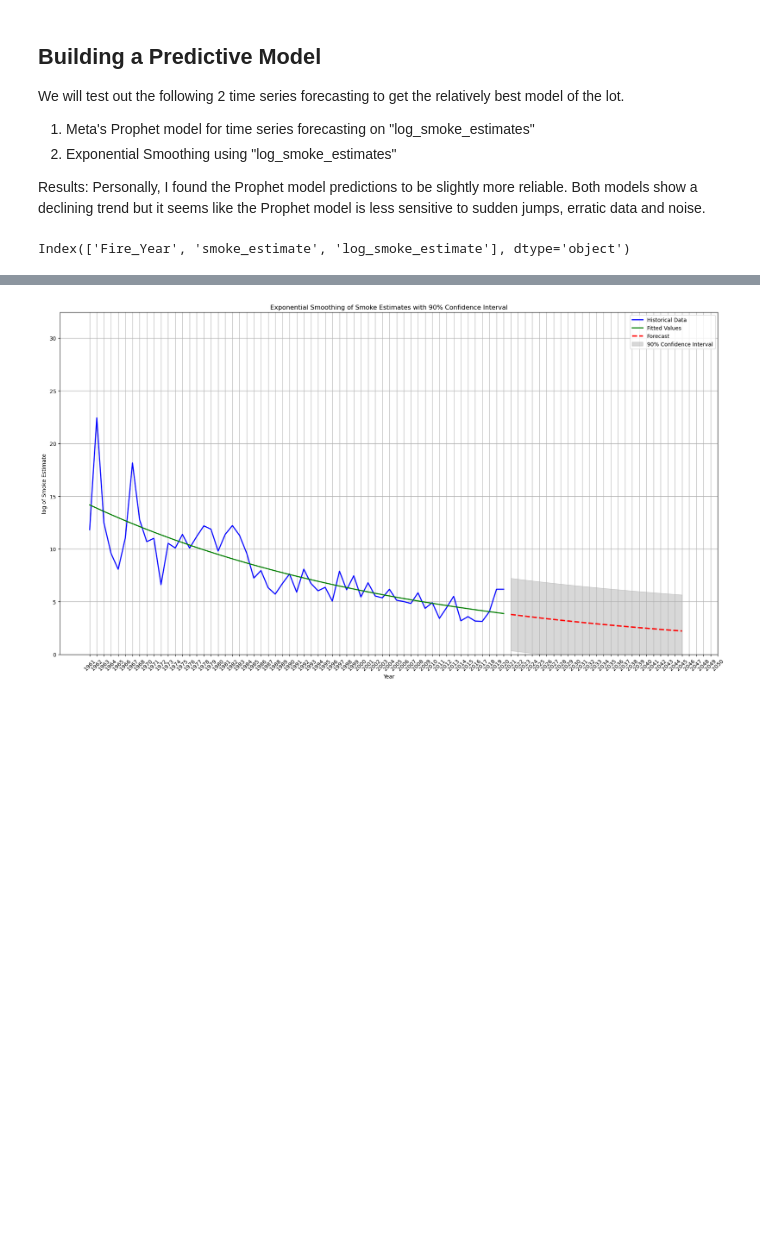
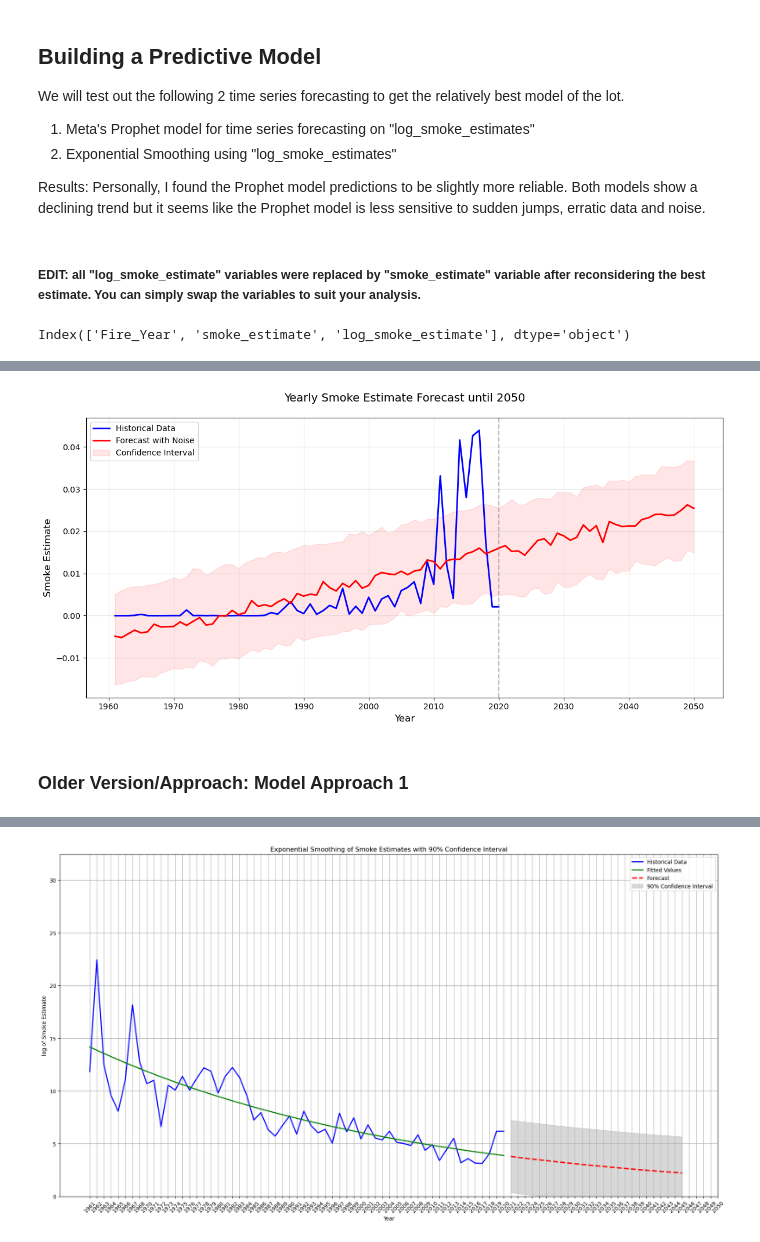
Before and after one commit to manya28/data-512-project, a Jupyter notebook: smoke_estimate_creation.ipynb, the cells around one changed output, grey strips where cells are left out. Drawn from its saved outputs; the diff is of its cells as text; code cells hidden in the pictures; blank space fills up the shorter version.

Commit message:
Formatted markdown

```diff
--- a/smoke_estimate_creation.ipynb
+++ b/smoke_estimate_creation.ipynb
@@ -16,7 +20,7 @@ import matplotlib.pyplot as plt
 # %% [markdown]
 ## ESRI JSON Data Acquistion and Processing
 # %%
-with open("GeoJSON Exports/USGS_Wildland_Fire_Combined_Dataset.json", "r") as f:
+with open("/Users/manya/Desktop/Personal/UW/Study-Notes/Quarter4/DATA_512_Assignments/data-512-project/GeoJSON Exports/USGS_Wildland_Fire_Combined_Dataset.json", "r") as f:
     data = json.load(f)
 # %%
 # Extract features from the JSON data
@@ -262,7 +266,7 @@ aqi_data = yearly_gaseous_df.merge(yearly_particulate_df,on='year',how='left')
 aqi_data['final_aqi'] = aqi_data.apply(lambda row: row['gas_aqi_value'] if pd.isna(row['particulate_aqi_value'])
                            else (0.3* row['gas_aqi_value'] + 0.7* row['particulate_aqi_value']), axis=1)
 # %%
-# annual_estimate = annual_estimate.reset_index()
+annual_estimate = annual_estimate.reset_index()
 annual_estimate['Fire_Year'] = annual_estimate['Fire_Year'].astype(str)
 # %%
 annual_estimate.head(2)
@@ -455,8 +461,61 @@ We will test out the following 2 time series forecasting to get the relatively b
 2. Exponential Smoothing using "log_smoke_estimates"
 
 Results: Personally, I found the Prophet model predictions to be slightly more reliable. Both models show a declining trend but it seems like the Prophet model is less sensitive to sudden jumps, erratic data and noise.
+# %% [markdown]
+##### EDIT: all "log_smoke_estimate" variables were replaced by "smoke_estimate" variable after reconsidering the best estimate. You can simply swap the variables to suit your analysis.
 # %%
 smoke_estimates = annual_estimate[["Fire_Year","smoke_estimate","log_smoke_estimate"]]
 smoke_estimates.columns
 # %% [output]
 Index(['Fire_Year', 'smoke_estimate', 'log_smoke_estimate'], dtype='object')
+# %%
+"""Update: older approach used for analysis is contained under Model Approach 1.
+This version is faster and uses the Prophet model to generate smoke_estimate forecasts with random noise included.
+Recommend using this for further analysis."""
+
+# Convert the data to Prophet format
+df = smoke_estimates[['Fire_Year', 'smoke_estimate']].rename(columns={'Fire_Year': 'ds', 'smoke_estimate': 'y'})
+df['ds'] = pd.to_datetime(df['ds'], format='%Y')
+
+# Create and fit the Prophet model
+model = Prophet(yearly_seasonality=True)
+model.fit(df)
+
+# Create future dates (yearly instead of monthly)
+future_periods = 2050 - df['ds'].dt.year.max()
+future = model.make_future_dataframe(periods=future_periods, freq='Y')
+
+# Generate forecast
+forecast = model.predict(future)
+
+# Add random noise
+np.random.seed(42)
+noise = np.random.normal(0, forecast['yhat'].std() * 0.1, size=len(forecast))
+forecast['yhat_with_noise'] = forecast['yhat'] + noise
+
+# Plot with improvements
+plt.figure(figsize=(12, 6))
+plt.plot(df['ds'], df['y'], label='Historical Data', color='blue', linewidth=2)
+plt.plot(forecast['ds'], forecast['yhat_with_noise'],
+         label='Forecast with Noise', color='red', linewidth=2)
+plt.fill_between(forecast['ds'],
+                 forecast['yhat_lower'],
+                 forecast['yhat_upper'],
+                 color='red',
+                 alpha=0.1,
+                 label='Confidence Interval')
+
+# Enhance the plot
+plt.xlabel('Year', fontsize=12)
+plt.ylabel('Smoke Estimate', fontsize=12)
+plt.title('Yearly Smoke Estimate Forecast until 2050', fontsize=14, pad=20)
+plt.grid(True, alpha=0.3)
+plt.legend(fontsize=10, loc='upper left')
+
+# Add vertical line to separate historical and forecast
+current_year = df['ds'].max()
+plt.axvline(x=current_year, color='gray', linestyle='--', alpha=0.5)
+
+plt.tight_layout()
+plt.show()
+# %% [output]
@@ -463,3 +524,6 @@ Index(['Fire_Year', 'smoke_estimate', 'log_smoke_estimate'], dtype='object')
+[figure, added]
+# %% [markdown]
+### Older Version/Approach: Model Approach 1
 # %%
 smoke_estimates =smoke_estimates.set_index('Fire_Year')
 train_data = smoke_estimates[:int(len(smoke_estimates) * 0.8)]
```
Also changed, not shown: parts of 10 cells of this notebook.
